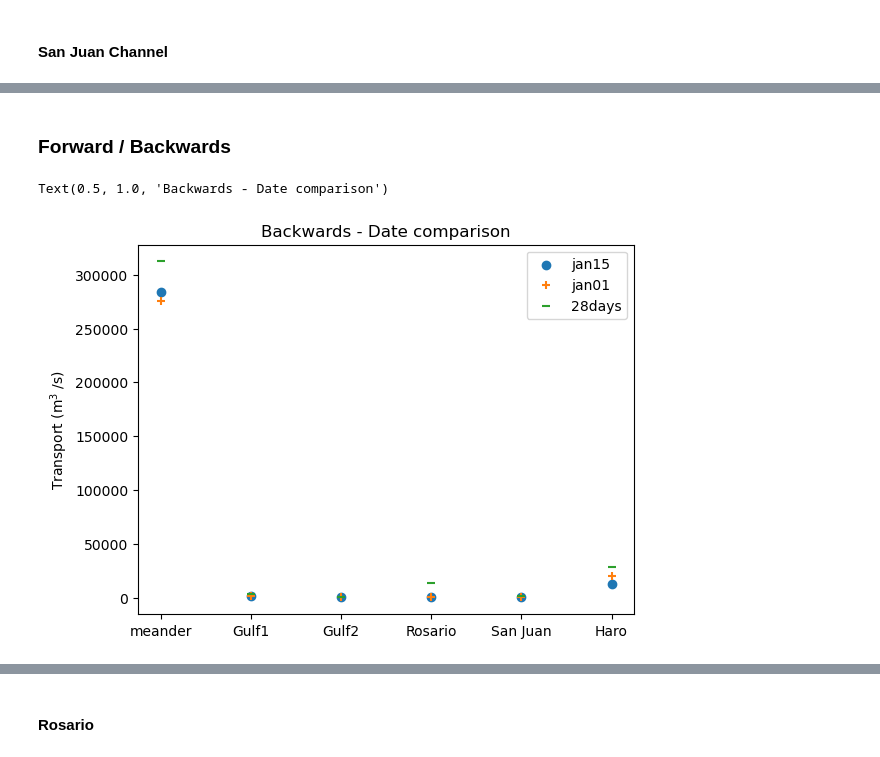
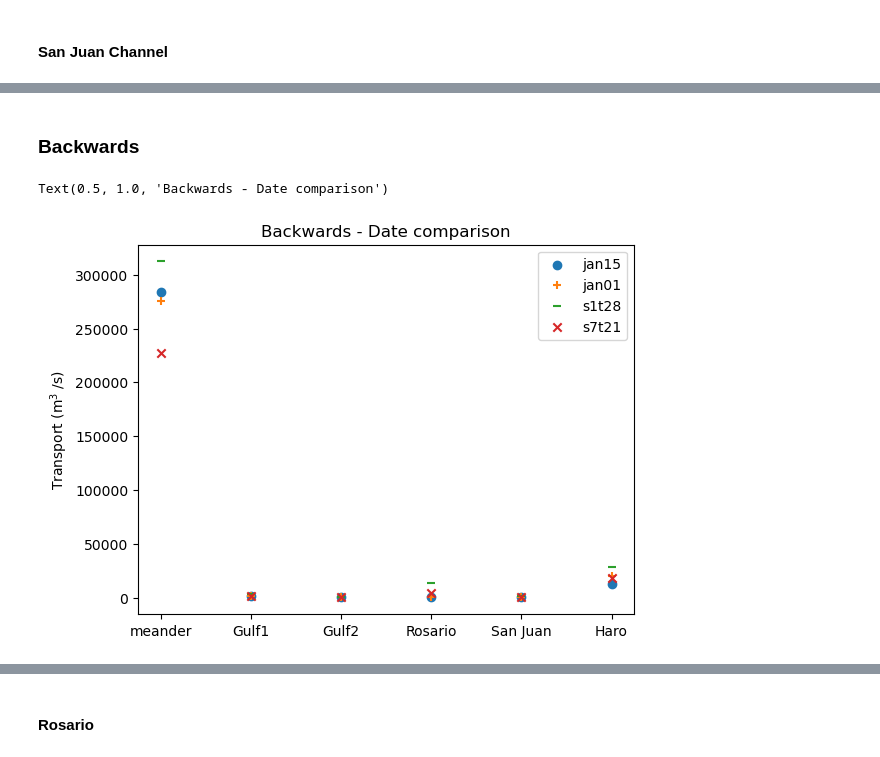
Before and after one commit to SalishSeaCast/analysis-camryn, a Jupyter notebook: Ariane/Transport.ipynb, the cells around one changed output, grey strips where cells are left out. Saved outputs shown, nothing was run; the diff lists cells and outputs as text; code cells hidden in the pictures.

```diff
--- a/Ariane/Transport.ipynb
+++ b/Ariane/Transport.ipynb
@@ -224,16 +324,16 @@ ax.legend(['Original','Modified Straits','Modified Victoria Sill'])
 
 df = interp.interp1d(mesh.z,mesh.gdepw_1d) # Interpolate to get same binning scheme as SalishSeaCast
 # %%
-salt,transp,lon,lat,depth,section,zfinal = get_data(data)
+salt,transp,lon,lat,depth,section,zfinal,temp = get_data(data)
 
-transp_adm,lon_adm,depth_adm,z_adm = splitsec(section,2,transp,lon,depth,zfinal)
-transp_ros,lon_ros,depth_ros,z_ros = splitsec(section,4,transp,lon,depth,zfinal)
-transp_haro,lon_haro,depth_haro,z_haro = splitsec(section,6,transp,lon,depth,zfinal)
-transp_sjc,lon_sjc,depth_sjc,z_sjc = splitsec(section,5,transp,lon,depth,zfinal)
+transp_adm,lon_adm,depth_adm,z_adm,salt_adm,temp_adm = splitsec(section,2,transp,lon,depth,zfinal,salt,temp)
+transp_ros,lon_ros,depth_ros,z_ros,salt_ros,temp_ros = splitsec(section,4,transp,lon,depth,zfinal,salt,temp)
+transp_haro,lon_haro,depth_haro,z_haro,salt_haro,temp_haro = splitsec(section,6,transp,lon,depth,zfinal,salt,temp)
+transp_sjc,lon_sjc,depth_sjc,z_sjc,salt_sjc,temp_sjc = splitsec(section,5,transp,lon,depth,zfinal,salt,temp)
 
-saltf2,transpf2,lonf2,latf2,depthf2,sectionf2,zfinalf2 = get_data(dataf2)
+saltf2,transpf2,lonf2,latf2,depthf2,sectionf2,zfinalf2,tempf2 = get_data(dataf2)
 
-transp_admf2,lon_admf2,depth_admf2,z_admf2 = splitsec(sectionf2,2,transpf2,lonf2,depthf2,zfinalf2)
-transp_rosf2,lon_rosf2,depth_rosf2,z_rosf2 = splitsec(sectionf2,4,transpf2,lonf2,depthf2,zfinalf2)
-transp_harof2,lon_harof2,depth_harof2,z_harof2 = splitsec(sectionf2,6,transpf2,lonf2,depthf2,zfinalf2)
-transp_sjcf2,lon_sjcf2,depth_sjcf2,z_sjcf2 = splitsec(sectionf2,5,transpf2,lonf2,depthf2,zfinalf2)
+transp_admf2,lon_admf2,depth_admf2,z_admf2,salt_admf2,temp_admf2 = splitsec(sectionf2,2,transpf2,lonf2,depthf2,zfinalf2,saltf2,tempf2)
+transp_rosf2,lon_rosf2,depth_rosf2,z_rosf2,salt_rosf2,temp_rosf2 = splitsec(sectionf2,4,transpf2,lonf2,depthf2,zfinalf2,saltf2,tempf2)
+transp_harof2,lon_harof2,depth_harof2,z_harof2,salt_harof2,temp_harof2 = splitsec(sectionf2,6,transpf2,lonf2,depthf2,zfinalf2,saltf2,tempf2)
+transp_sjcf2,lon_sjcf2,depth_sjcf2,z_sjcf2,salt_sjcf2,temp_sjcf2 = splitsec(sectionf2,5,transpf2,lonf2,depthf2,zfinalf2,saltf2,tempf2)
@@ -322,9 +492,10 @@ cb = fig.colorbar(im,ax=ax)
 # %% [markdown]
-### Forward / Backwards
+### Backwards
 # %%
-databack = xr.open_dataset('back_jan18/for_straight_15jan18_202111_s1t14/ariane_positions_quantitative.nc')
-databack01 = xr.open_dataset('back_jan18/for_straight_01jan18_202111_s1t14/ariane_positions_quantitative.nc')
-databack28 = xr.open_dataset('back_jan18/for_straight_30jan18_202111_s1t28/ariane_positions_quantitative.nc')
+databack = xr.open_dataset('backPR_jan18/for_straight_15jan18_202111_s1t14/ariane_positions_quantitative.nc')
+databack01 = xr.open_dataset('backPR_jan18/for_straight_01jan18_202111_s1t14/ariane_positions_quantitative.nc')
+databack29 = xr.open_dataset('backPR_jan18/for_straight_30jan18_202111_s1t28/ariane_positions_quantitative.nc')
+databack28 = xr.open_dataset('backPR_jan18/back_straight_28jan18_s7t28/ariane_positions_quantitative.nc')
 
 pointrob = 1
 gulf1 = 2
@@ -334,36 +505,50 @@ sectionnumback = [meander,gulf1,gulf2,rosario,sjc,haro]
 # %%
 #jan 1 - 15
 section_transb = []
+
+#hours seeded
 starttime = 1
 endtime = 25
 
 for section in sectionnumback:
     section_transb.append(get_datat(databack,section,starttime,endtime))
 
 #dec19 - jan01
 
 section_transb1 = []
 
 for section in sectionnumback:
     section_transb1.append(get_datat(databack01,section,starttime,endtime))
 
 #jan01 - jan29
 
 section_transb3 = []
 
+starttime = 1
+endtime = 25
+
 for section in sectionnumback:
-    section_transb3.append(get_datat(databack28,section,starttime,endtime))
+    section_transb3.append(get_datat(databack29,section,starttime,endtime))
+
+starttimeb4 = 1
+endtimeb4 = 169
+
+section_transb4 = []
+
+for section in sectionnumback:
+    section_transb4.append(get_datat(databack28,section,starttimeb4,endtimeb4))
 
 fig,ax = plt.subplots()
 
 ax.scatter(sectionplot,section_transb)
 ax.scatter(sectionplot,section_transb1,marker='+')
 ax.scatter(sectionplot,section_transb3,marker='_')
-ax.legend(['jan15','jan01','28days'])
+ax.scatter(sectionplot,section_transb4,marker='x')
+ax.legend(['jan15','jan01','s1t28','s7t21'])
 ax.set_xticks(sectionplot)
 ax.set_ylabel(f'Transport (m$^3$ /s)')
 ax.set_xticklabels(['meander','Gulf1','Gulf2','Rosario','San Juan','Haro']);
 ax.set_title('Backwards - Date comparison')
 # %% [output]
 Text(0.5, 1.0, 'Backwards - Date comparison')
-[figure, old version]
+[figure, new version]
```
Also changed, not shown: parts of 196 cells of this notebook, 2 other files.
